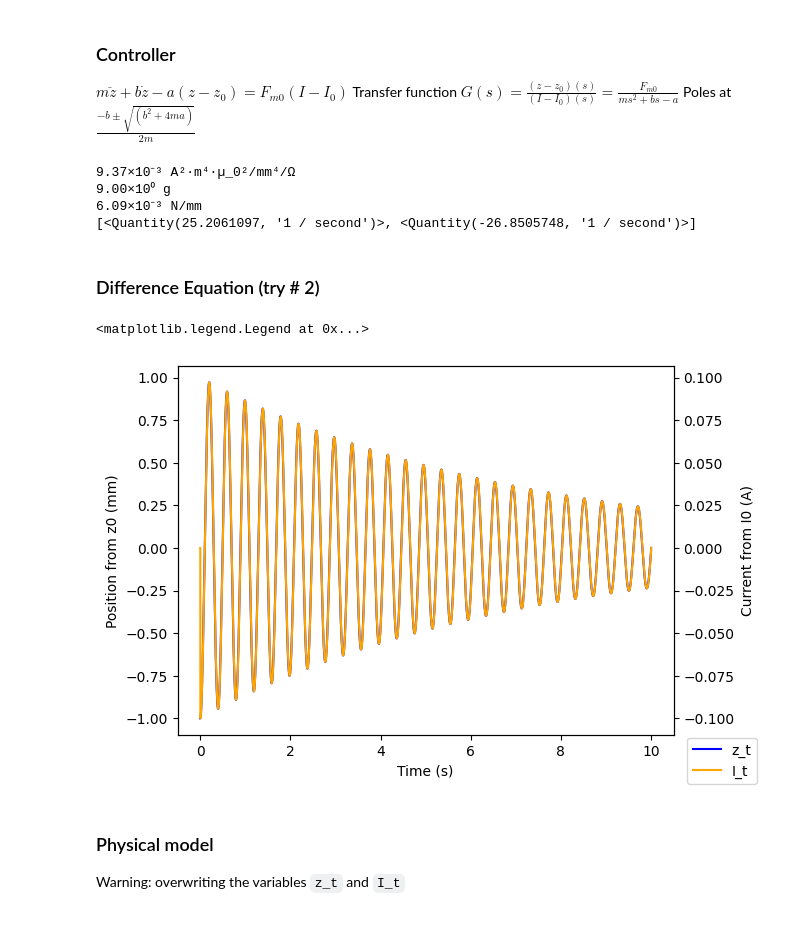
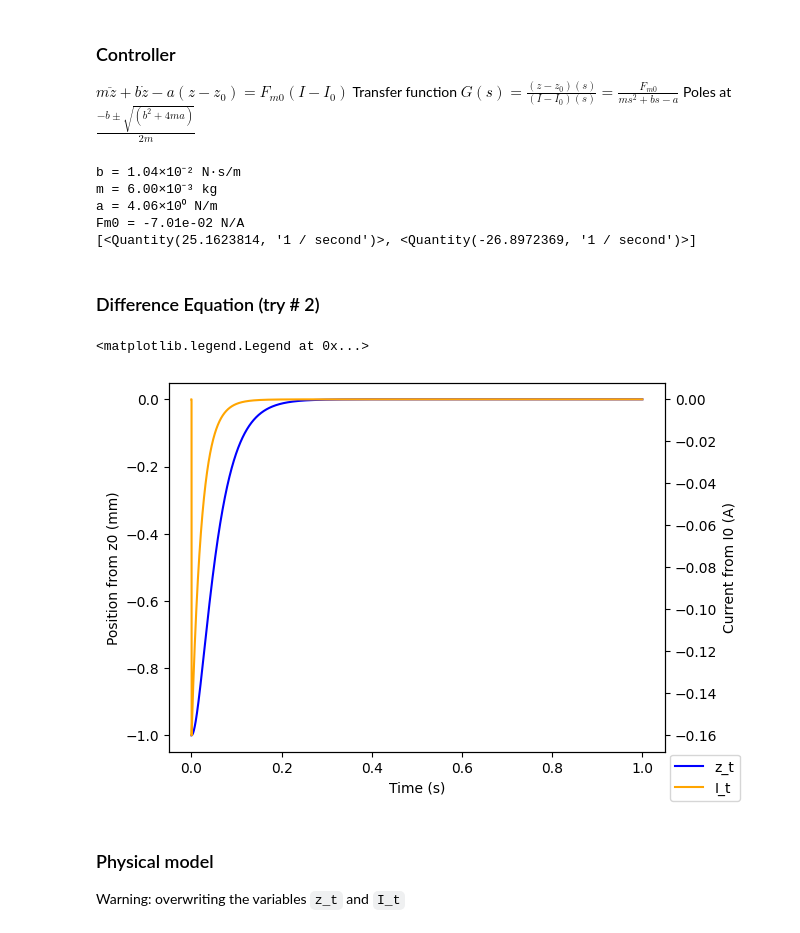
Before and after one commit to JohnnyMaBoi/Magnetic-Levitation, a Jupyter notebook: linearized_model_01.ipynb, the cells around one changed output. Saved outputs shown, nothing was run; the diff lists cells and outputs as text; code cells hidden in the pictures.

```diff
--- a/linearized_model_01.ipynb
+++ b/linearized_model_01.ipynb
@@ -15,9 +15,9 @@ N = 100
 l = 18 * units.millimeter
 R = 34 * units.millimeter / 2
 I_original = 1 * units.amp
-magnet_dipole = 0.44 * units.amp * units.meter ** 2
+magnet_dipole = 0.0369 * 10 * units.amp * units.meter ** 2
 z_space = np.linspace(0 * units.mm, 100 * units.mm, 1000)
-m = 9 * units.gram
+m = 6 * units.gram
 g = 1 * units.standard_gravity
 res = 0.001 * units.ohm
 Fg = m * g
@@ -178,49 +142,60 @@ $m \ddot{z} + b \dot{z} - a (z - z_0) = F_{m0} (I - I_0)$
 Transfer function $G(s) = \frac{(z - z_0)(s)}{(I - I_0)(s)} = \frac{F_{m0}}{m s^2 + b s - a}$
 Poles at $\frac{-b \pm \sqrt{(b^2 + 4 m a)}}{2m}$
 # %%
-print(b)
-print(m)
-print(a)
+print(f"b = {b.to(units.newton / (units.m / units.s))}")
+print(f"m = {m.to(units.kg)}")
+print(f"a = {a.to(units.newton / units.m)}")
+print(f"Fm0 = {Fm0.to(units.newton / units.amp)}")
 poles = [((-b + np.sqrt(b ** 2 + 4 * m * a)) / (2 * m)).to(1 / units.s), ((-b - np.sqrt(b ** 2 + 4 * m * a)) / (2 * m)).to(1 / units.s)]
 print(poles)
+
+def between(minimum, maximum, val):
+    if val < minimum:
+        return minimum
+    if val > maximum:
+        return maximum
+    return val
+
+def controller(Δz, dΔzdt):
+    ΔI = between(-0.2 * units.amp, 0.2 * units.amp, 160 / 1000 * units.amp / units.mm * Δz + 6 / 1000 * units.amp / (units.mm / units.s) * dΔzdt)
+    return ΔI
 # %% [output]
-9.37×10⁻³ A²·m⁴·µ_0²/mm⁴/Ω
-9.00×10⁰ g
-6.09×10⁻³ N/mm
-[<Quantity(25.2061097, '1 / second')>, <Quantity(-26.8505748, '1 / second')>]
+b = 1.04×10⁻² N·s/m
+m = 6.00×10⁻³ kg
+a = 4.06×10⁰ N/m
+Fm0 = -7.01e-02 N/A
+[<Quantity(25.1623814, '1 / second')>, <Quantity(-26.8972369, '1 / second')>]
 # %% [markdown]
 ### Difference Equation (try # 2)
 # %%
-ts = np.linspace(0 * units.second, 10 * units.second, 5000)
+ts = np.linspace(0 * units.second, 1 * units.second, 5000)
 dt = np.mean(np.diff(ts))
 Δz_t = np.zeros(np.size(ts)) * units.mm
 ΔI_t = np.zeros(np.size(ts)) * units.amp
 dzdt0 = 0 * units.mm / units.s
 for n, t in enumerate(ts, start = 0):
     if n == 0:
         Δz_t[n] = -1 * units.mm
     elif n == 1:
         Δz_t[n] = Δz_t[0] + dzdt0 * dt
-    elif n == len(ts) - 1:
-        continue
     elif abs(Δz_t[n - 1]) > 100 * units.mm:
         break
     else:
         # ΔI_t[n] = 0.0735 * units.amp / units.mm * Δz_t[n - 1]
-        ΔI_t[n] = 0.1 * units.amp / units.mm * Δz_t[n - 1]
+        ΔI_t[n] = controller(Δz_t[n - 1], (Δz_t[n - 1] - Δz_t[n - 2]) / dt)
         Δz_t[n] = (ΔI_t[n] * Fm0 + m / dt ** 2 * (2 * Δz_t[n - 1] - Δz_t[n - 2]) + b / dt * (Δz_t[n - 1])) / (m / dt ** 2 + b / dt - a)
 
 fig, ax1 = plt.subplots()
 ax2 = ax1.twinx()
+ax2.plot(ts, ΔI_t.to(units.amp), color = "orange", label = "I_t")
 ax1.plot(ts, Δz_t.to(units.mm), color = "blue", label = "z_t")
-ax2.plot(ts, ΔI_t.to(units.amp), color = "orange", label = "I_t")
 ax1.set_xlabel("Time (s)")
+ax2.set_ylabel("Current from I0 (A)")
 ax1.set_ylabel("Position from z0 (mm)")
-ax2.set_ylabel("Current from I0 (A)")
 fig.legend(loc = "lower right")
 # %% [output]
 <matplotlib.legend.Legend at 0x...>
-[figure, old version]
+[figure, new version]
 # %% [markdown]
 ### Physical model
 Warning: overwriting the variables `z_t` and `I_t`
```
Also changed, not shown: parts of 5 cells of this notebook.
